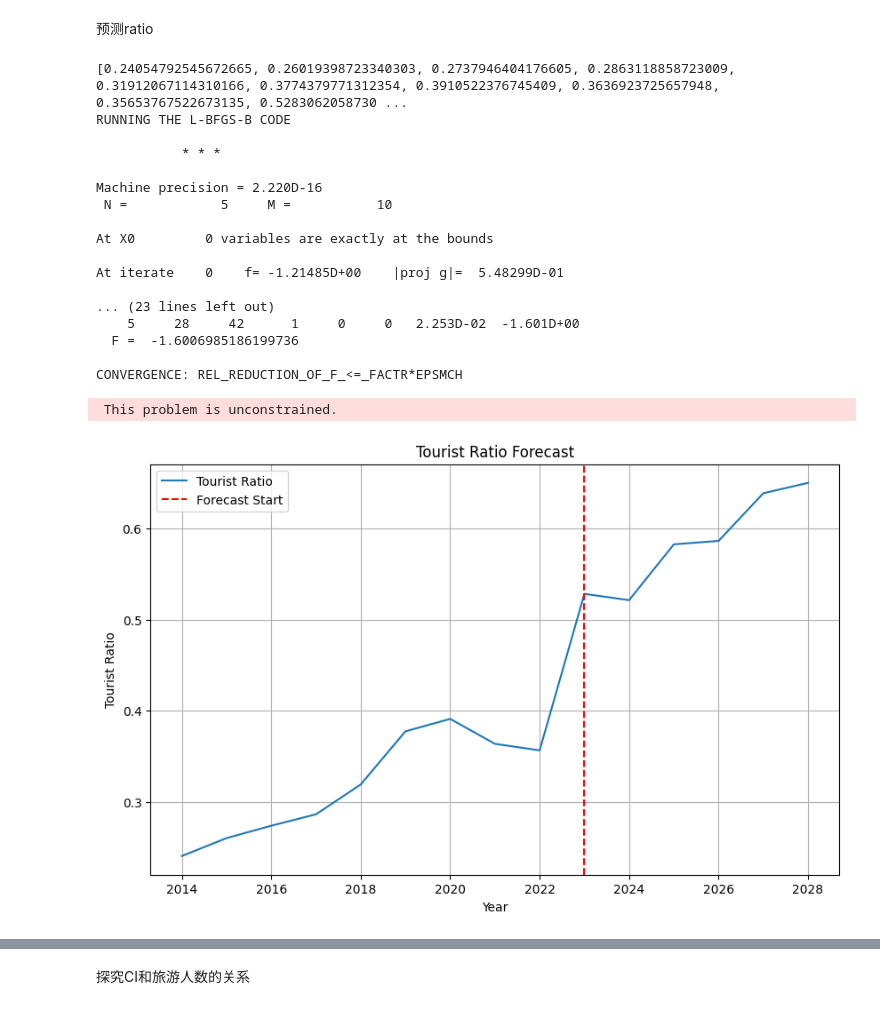
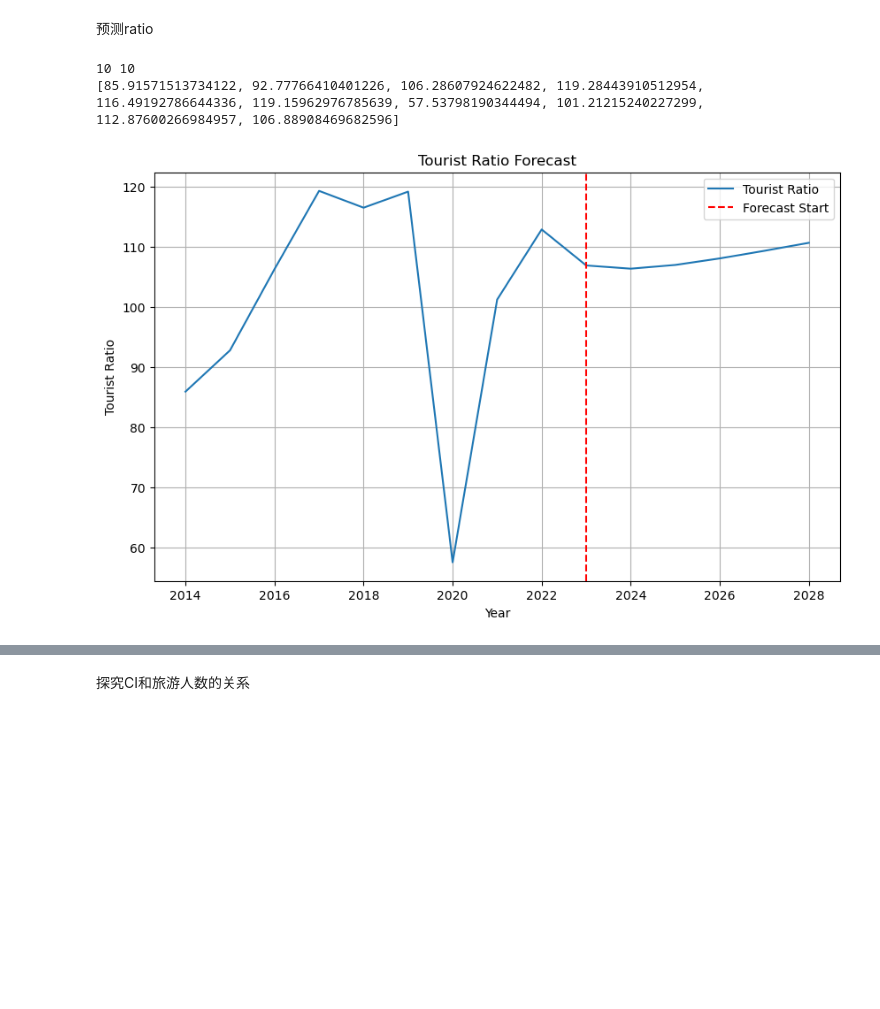
Before and after one commit to BlackMaple1203/MCM, a Jupyter notebook: Code/environment/kaya.ipynb, the cells around one changed output, grey strips where cells are left out. Drawn from its saved outputs; the diff is of its cells as text; code cells hidden in the pictures; blank space fills up the shorter version.

```diff
--- a/Code/environment/kaya.ipynb
+++ b/Code/environment/kaya.ipynb
@@ -72,18 +72,26 @@ tourism_income = [i * 632 for i in tourism_income]
 # plt.title("Tourism Income Ratio Prediction")
 # plt.show()
 
-# # SARIMA模型预测
+# # # SARIMA模型预测
+# data = {
+#     "Year": [2014, 2015, 2016, 2017, 2018, 2019, 2020, 2021, 2022, 2023],
+#     "GDP": [2524869000, 2435418000, 2437578000, 2511152000, 2467392000, 2414435000, 2292657000, 2421944000, 2423728000, 2387533000],
+#     "Tourism_Numbers": [9.61e5, 9.83e5, 1.015e6, 1.072e6, 1.151e6, 1.306e6, 1.259667e6, 1.213333e6, 1.167e6, 1.67e6],
+#     "GDP": [2524869000, 2435418000, 2437578000, 2511152000, 2467392000, 2414435000, 2292657000, 2421944000, 2423728000, 2387533000]
+# }
 data = {
     "Year": [2014, 2015, 2016, 2017, 2018, 2019, 2020, 2021, 2022, 2023],
-    "GDP": [2524869000, 2435418000, 2437578000, 2511152000, 2467392000, 2414435000, 2292657000, 2421944000, 2423728000, 2387533000],
-    "Tourism_Numbers": [9.61e5, 9.83e5, 1.015e6, 1.072e6, 1.151e6, 1.306e6, 1.259667e6, 1.213333e6, 1.167e6, 1.67e6],
-    "GDP": [2524869000, 2435418000, 2437578000, 2511152000, 2467392000, 2414435000, 2292657000, 2421944000, 2423728000, 2387533000]
+    "GDP": [523368, 520554, 484813, 479694, 511699, 523008, 473690, 564108, 612414, 677909],
+    "MTCO2e": [90000, 90000, 90000, 90000, 90000, 90000, -1, -1, -1, -1],
+    "Tourism_Numbers": [71148, 74919, 78367, 85316, 87135, 89314, 38294, 78646, 93353, 95937],
 }
 
 tourism_number = data["Tourism_Numbers"]
 # 人均旅游以2%的增长率增长，初始为632
 tourism_spend = [632 * (1 + 0.02) ** i for i in range(20)]
 tmp = tourism_spend[0:10]
+print(len(tourism_number), len(tmp))
+
 assert len(tourism_number) == len(tmp)
 tourism_income = [i * j for i, j in zip(tourism_number, tmp)]
 GDP = data["GDP"]
@@ -100,52 +108,36 @@ df["Tourist_Ratio"] = tourism_income_ratio
 
 # 扩展预测年份到2030年
 forecast_years = list(range(2024, 2029))
 forecast_exog = np.zeros(len(forecast_years))  # 假设未来几年疫情影响因子为0
 
 model0 = SARIMAX(df["Tourist_Ratio"], exog=df['Pande_Impact'], order=(1, 2, 2))
 fitted_model0 = model0.fit()
 
 forecast0 = fitted_model0.forecast(steps=len(forecast_years), exog=forecast_exog)
 
 forecast_df0 = pd.DataFrame({
 
     'Year': forecast_years,
     'Tourist_Ratio': forecast0
 })
 
 forecast_df0.set_index('Year', inplace=True)
 
 combined_df0 = pd.concat([df, forecast_df0])
 plt.figure(figsize=(10, 6))
 
 plt.plot(combined_df0.index, combined_df0['Tourist_Ratio'], label='Tourist Ratio')
 plt.axvline(x=2023, color='r', linestyle='--', label='Forecast Start')
 plt.xlabel('Year')
 plt.ylabel('Tourist Ratio')
 plt.title('Tourist Ratio Forecast')
 plt.legend()
 plt.grid(True)
 plt.show()
 # %% [output]
-[0.24054792545672665, 0.26019398723340303, 0.2737946404176605, 0.2863118858723009, 0.31912067114310166, 0.3774379771312354, 0.3910522376745409, 0.3636923725657948, 0.35653767522673135, 0.5283062058730 ...
-RUNNING THE L-BFGS-B CODE
-
-           * * *
-
-Machine precision = 2.220D-16
- N =            5     M =           10
-
-At X0         0 variables are exactly at the bounds
-
-At iterate    0    f= -1.21485D+00    |proj g|=  5.48299D-01
-
-... (23 lines left out)
-    5     28     42      1     0     0   2.253D-02  -1.601D+00
-  F =  -1.6006985186199736
-
-CONVERGENCE: REL_REDUCTION_OF_F_<=_FACTR*EPSMCH
+10 10
+[85.91571513734122, 92.77766410401226, 106.28607924622482, 119.28443910512954, 116.49192786644336, 119.15962976785639, 57.53798190344494, 101.21215240227299, 112.87600266984957, 106.88908469682596]
- This problem is unconstrained.
-[figure, old version]
+[figure, new version]
 # %%
 # 预测旅游的CI：用总的CI乘以预测的旅游收入比例
 CI_pred = [mean_CI * i for i in combined_df0['Tourist_Ratio']]
```
Also changed, not shown: parts of 7 cells of this notebook, 5 other files.
